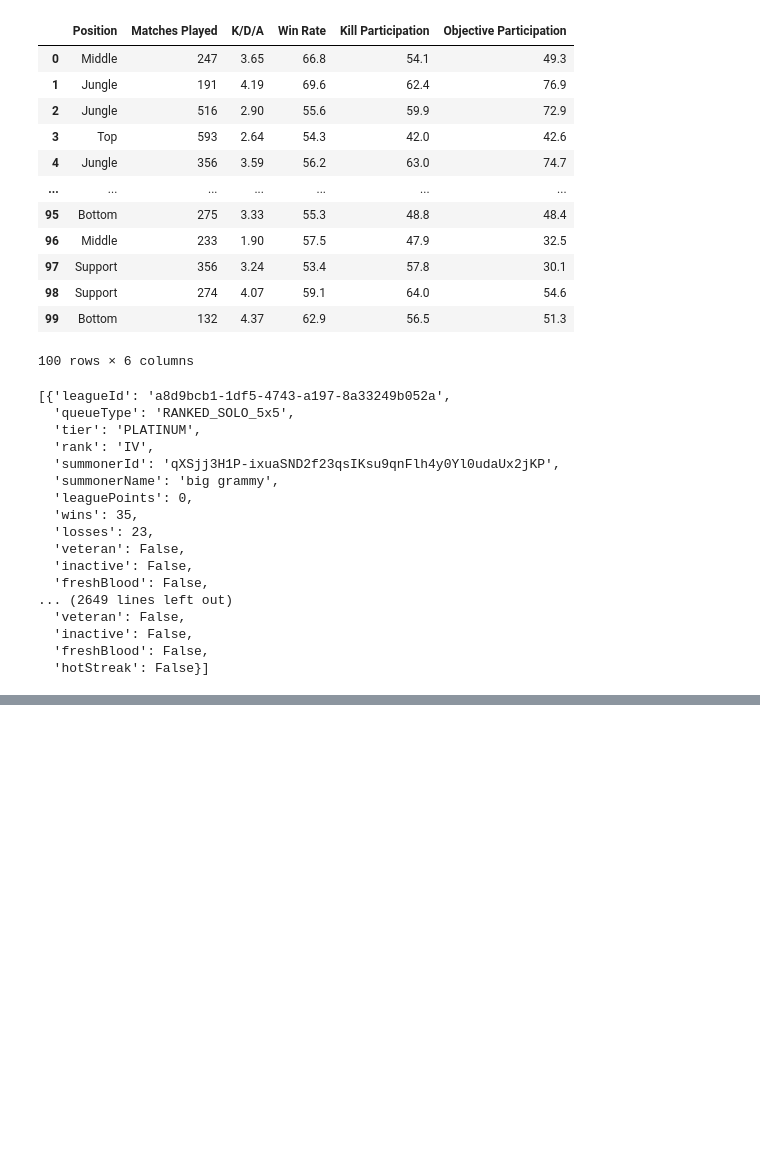
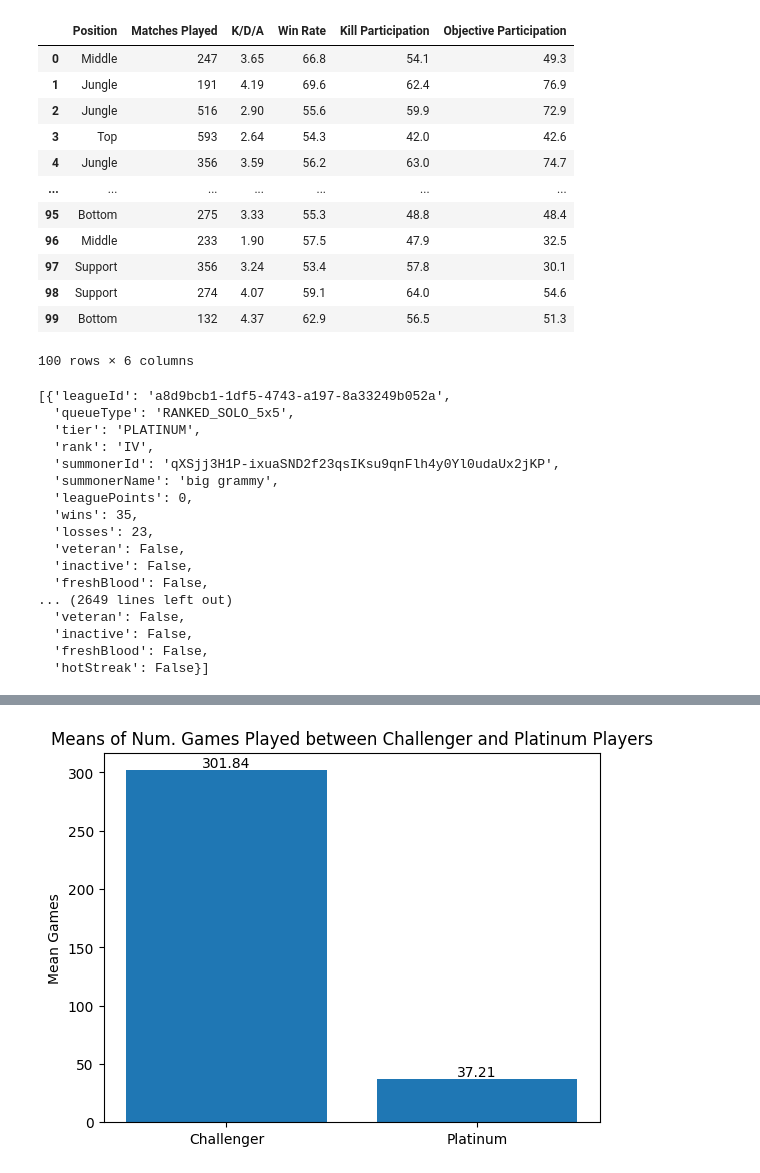
Before and after one commit to cc81972/STA141B, a Jupyter notebook: final_project/final_proj.ipynb, the cells around one changed output, grey strips where cells are left out. Saved outputs shown, nothing was run; the diff lists cells and outputs as text; code cells hidden in the pictures; blank space fills up the shorter version.

```diff
--- a/final_project/final_proj.ipynb
+++ b/final_project/final_proj.ipynb
@@ -286,0 +197,15 @@ len(full_id)
+# %%
+#Plot for matches played
+challenger_matches = challenger_players_df['Matches Played'].mean()
+plat_matches = plat_players_df['Matches Played'].mean()
+fig, ax = plt.subplots()
+bars = ax.bar(['Challenger', 'Platinum'], [challenger_matches, plat_matches])
+for bar in bars:
+    yval = bar.get_height()
+    ax.text(bar.get_x() + bar.get_width()/2, yval + 0.005, round(yval, 2), ha='center', va='bottom')
+
+plt.ylabel('Mean Games')
+plt.title('Means of Num. Games Played between Challenger and Platinum Players')
+plt.show()
+# %% [output]
+[figure, added]
```
Also changed, not shown: parts of 22 cells of this notebook, 1 other file.
